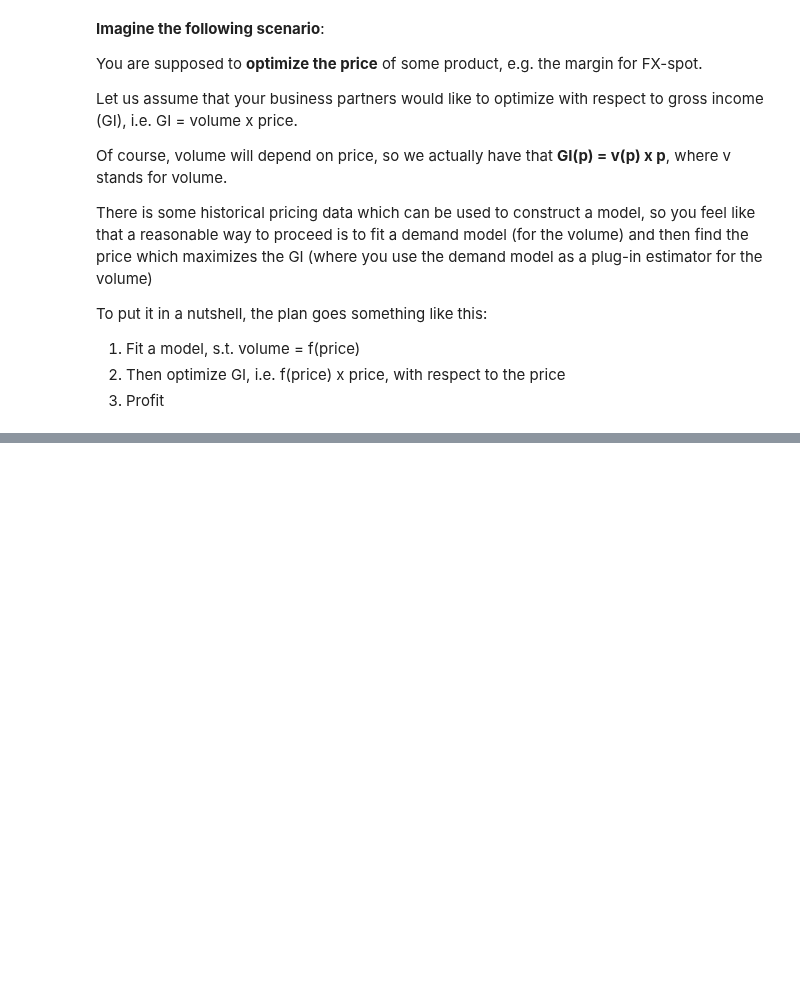
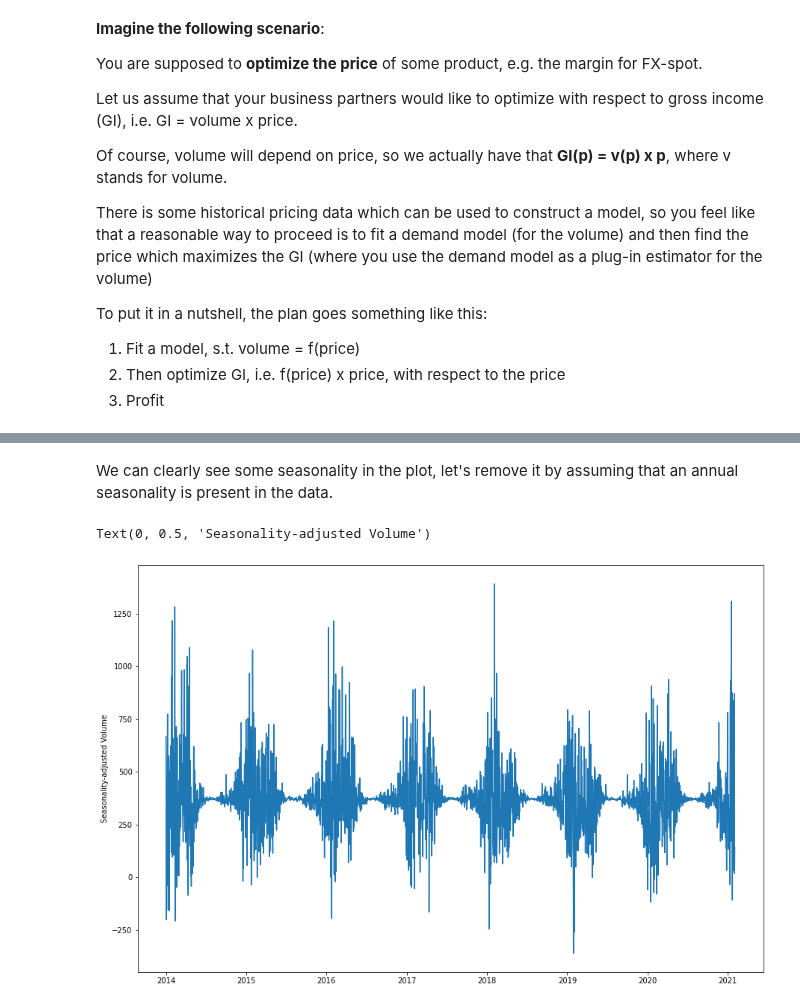
Before and after one commit to RoetGer/decisions-under-uncertainty, a Jupyter notebook: forecasting_sorrows.ipynb, the cells around one changed output, grey strips where cells are left out. Saved outputs shown, nothing was run; the diff lists cells and outputs as text; code cells hidden in the pictures; blank space fills up the shorter version.

```diff
--- a/forecasting_sorrows.ipynb
+++ b/forecasting_sorrows.ipynb
@@ -586,0 +129,10 @@ DatetimeIndex(['2014-01-01', '2014-01-02', '2014-01-03', '2014-01-04',
+# %% [markdown]
+We can clearly see some seasonality in the plot, let's remove it by assuming that an annual seasonality is present in the data.
+# %%
+dseas = Deseasonalizer(sp=365)
+dseas_volume = dseas.fit_transform(hist_price.volume)
+plt.plot(dseas_volume)
+plt.ylabel("Seasonality-adjusted Volume")
+# %% [output]
+Text(0, 0.5, 'Seasonality-adjusted Volume')
+[figure, added]
```
Also changed, not shown: parts of 96 cells of this notebook.
